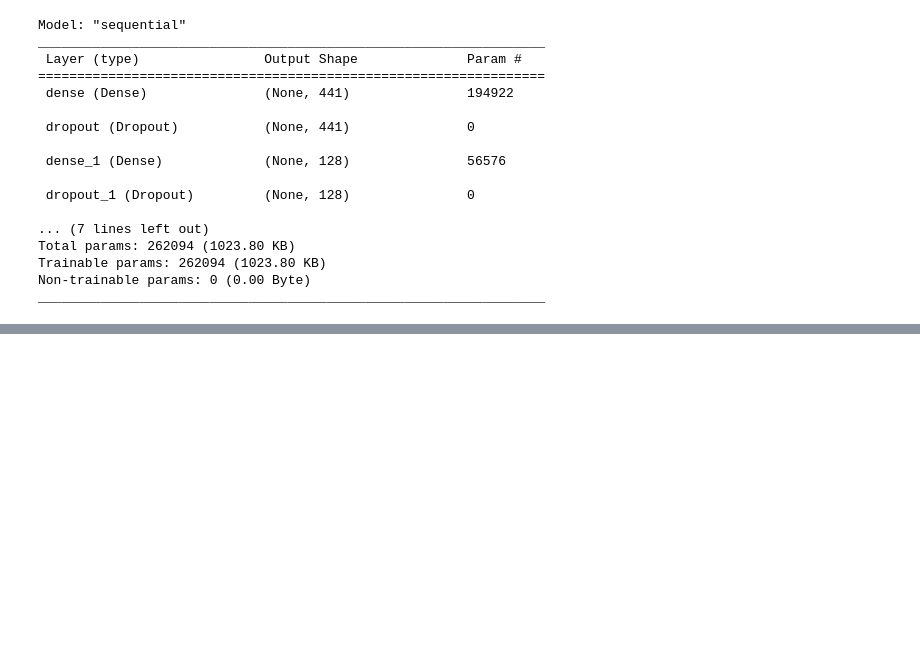
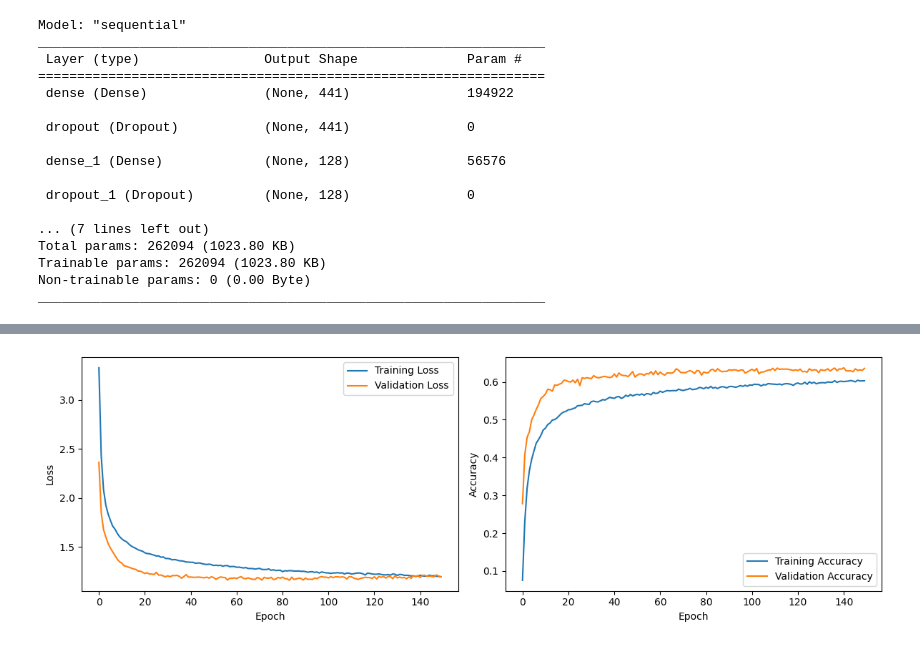
Before and after one commit to Chbmleao/captcha-recognition, a Jupyter notebook: hog.ipynb, the cells around one changed output, grey strips where cells are left out. Saved outputs shown, nothing was run; the diff lists cells and outputs as text; code cells hidden in the pictures; blank space fills up the shorter version.

```diff
--- a/hog.ipynb
+++ b/hog.ipynb
@@ -300,3 +319,28 @@ X_hog_test = scaler.fit_transform(X_hog_test)
+# %%
+train_loss = response.history['loss']
+train_accuracy = response.history['accuracy']
+val_loss = response.history['val_loss']
+val_accuracy = response.history['val_accuracy']
+
+plt.figure(figsize=(12, 4))
+plt.subplot(1, 2, 1)
+plt.plot(train_loss, label='Training Loss')
+plt.plot(val_loss, label='Validation Loss')
+plt.xlabel('Epoch')
+plt.ylabel('Loss')
+plt.legend()
+
+plt.subplot(1, 2, 2)
+plt.plot(train_accuracy, label='Training Accuracy')
+plt.plot(val_accuracy, label='Validation Accuracy')
+plt.xlabel('Epoch')
+plt.ylabel('Accuracy')
+plt.legend()
+
+plt.tight_layout()
+plt.show()
+# %% [output]
+[figure, added]
 # %%
 score = model.evaluate(X_hog_test, Y_test, verbose=1)
 # %% [output]
```
Also changed, not shown: parts of 12 cells of this notebook.
